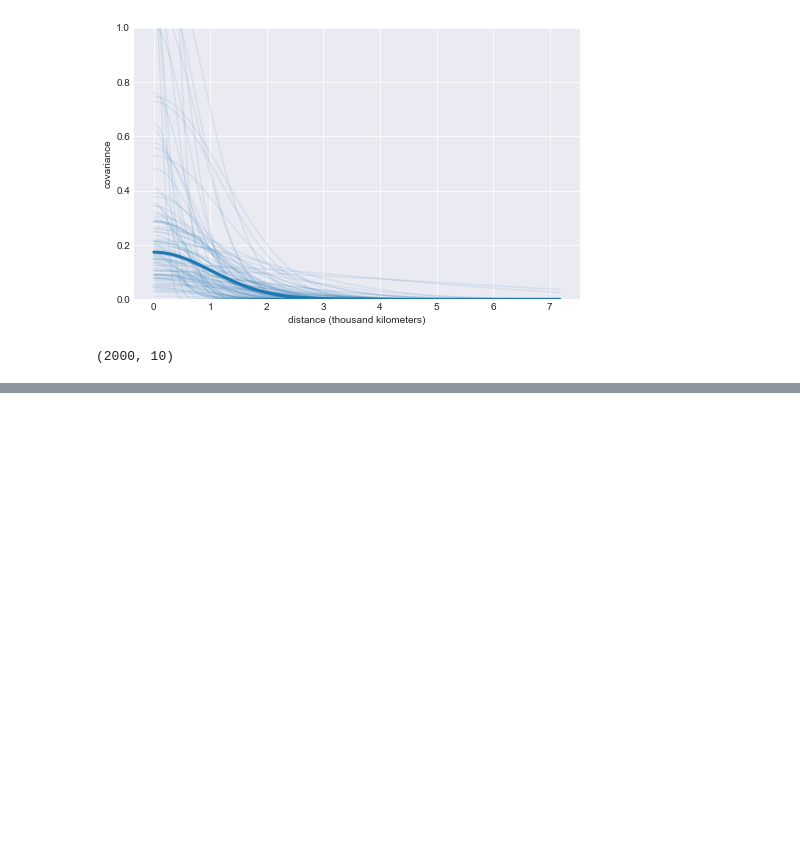
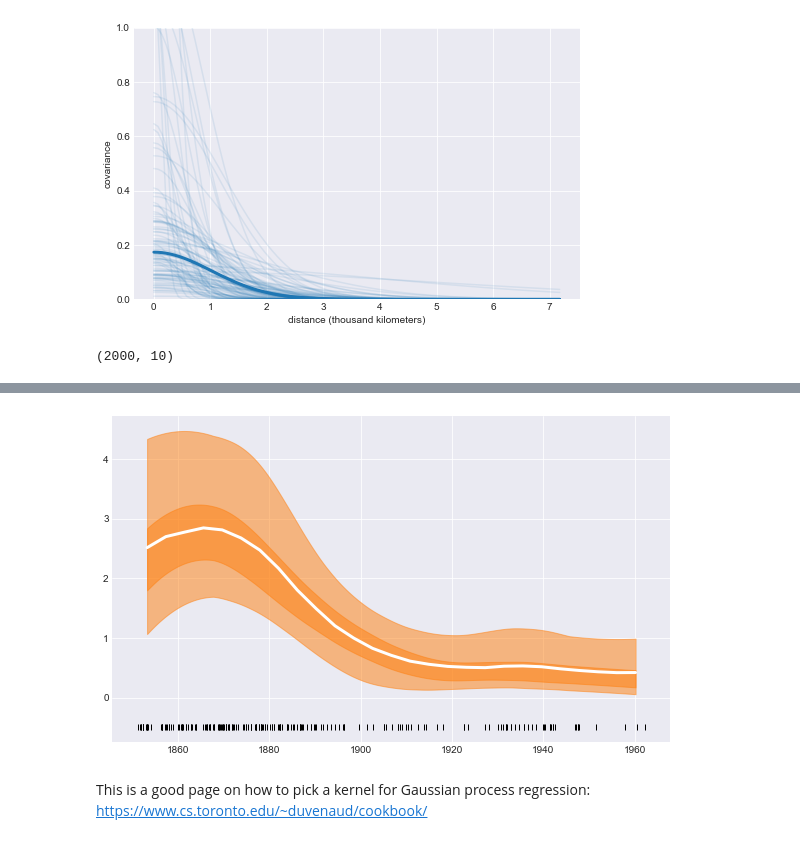
Before and after one commit to bartfrenk/courses, a Jupyter notebook: bayesian-analysis-with-python/notebooks/chapter-7.ipynb, the cells around one changed output, grey strips where cells are left out. Cells and saved outputs as stored; diff of their text form; code cells hidden in the pictures; blank space fills up the shorter version.

```diff
--- a/bayesian-analysis-with-python/notebooks/chapter-7.ipynb
+++ b/bayesian-analysis-with-python/notebooks/chapter-7.ipynb
@@ -209,0 +237,7 @@ trace_islands['f'].shape
+# %%
+years = int(df.max().values - df.min().values)
+bins = years // 4
+hist, x_edges = np.histogram(df, bins=bins)
+x_centers = x_edges[:-1] + (x_edges[1] - x_edges[0]) / 2
+x_data = x_centers[:, None]
+y_data = hist / 4
@@ -209,0 +259,14 @@ trace_islands['f'].shape
+# %%
+_, ax = plt.subplots(figsize=(10, 6))
+f_trace = np.exp(trace_coal['f'])
+rate_median = np.median(f_trace, axis=0)
+ax.plot(x_centers, rate_median, 'w', lw=3)
+az.plot_hpd(x_centers, f_trace)
+az.plot_hpd(x_centers, f_trace, credible_interval=0.5, plot_kwargs={'alpha': 0})
+ax.plot(df, np.zeros_like(df)-0.5, 'k|')
+ax.set_label('years')
+ax.set_label('rate')
+# %% [output]
+[figure, added]
+# %% [markdown]
+This is a good page on how to pick a kernel for Gaussian process regression: https://www.cs.toronto.edu/~duvenaud/cookbook/
```
Also changed, not shown: parts of 5 cells of this notebook.
